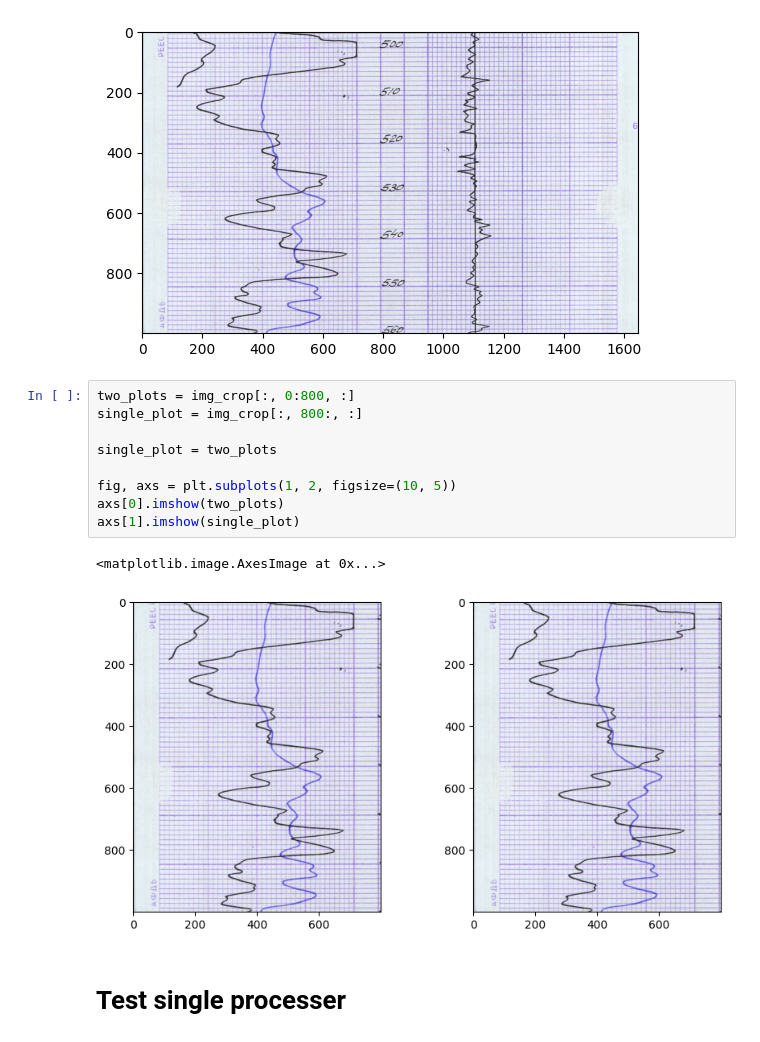
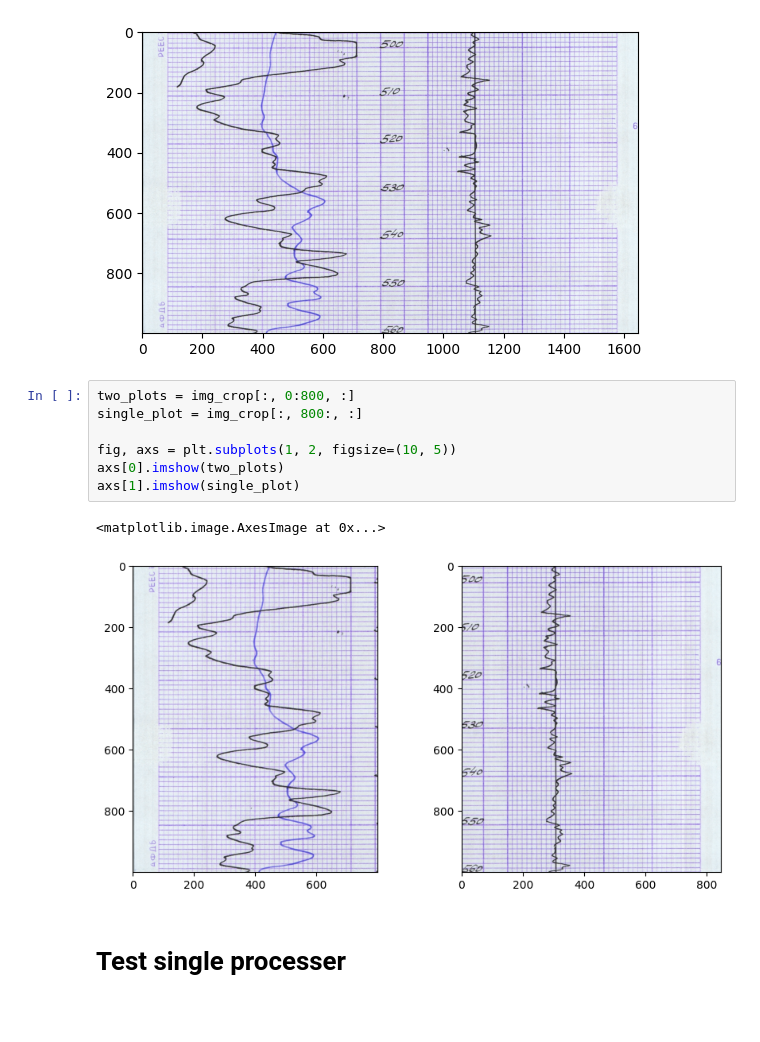
Before and after one commit to zeinovich/geovision, a Jupyter notebook: dzhunk-test.ipynb, the cells around one changed output. Saved outputs shown, nothing was run; the diff lists cells and outputs as text; blank space fills up the shorter version.

```diff
--- a/dzhunk-test.ipynb
+++ b/dzhunk-test.ipynb
@@ -24,15 +24,13 @@ plt.imshow(img_crop)
 # %%
 two_plots = img_crop[:, 0:800, :]
 single_plot = img_crop[:, 800:, :]
 
-single_plot = two_plots
-
 fig, axs = plt.subplots(1, 2, figsize=(10, 5))
 axs[0].imshow(two_plots)
 axs[1].imshow(single_plot)
 # %% [output]
 <matplotlib.image.AxesImage at 0x...>
-[figure, old version]
+[figure, new version]
 # %% [markdown]
 # Test single processer
 # %%
```
Also changed, not shown: parts of 11 cells of this notebook, 9 other files.
